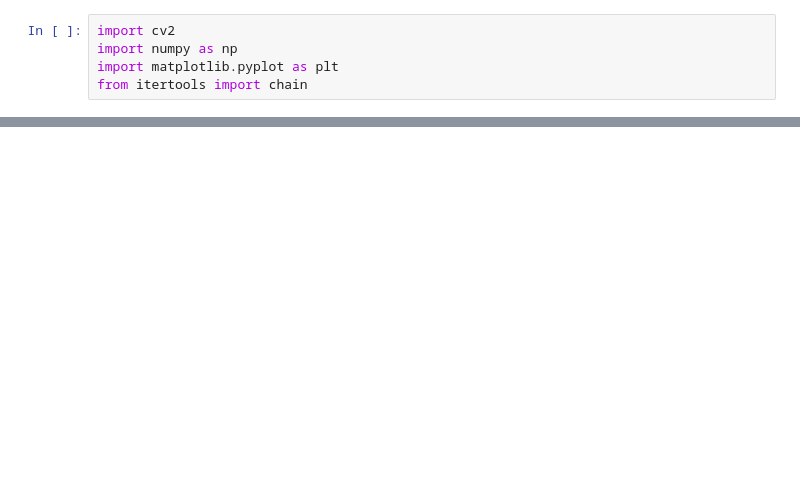
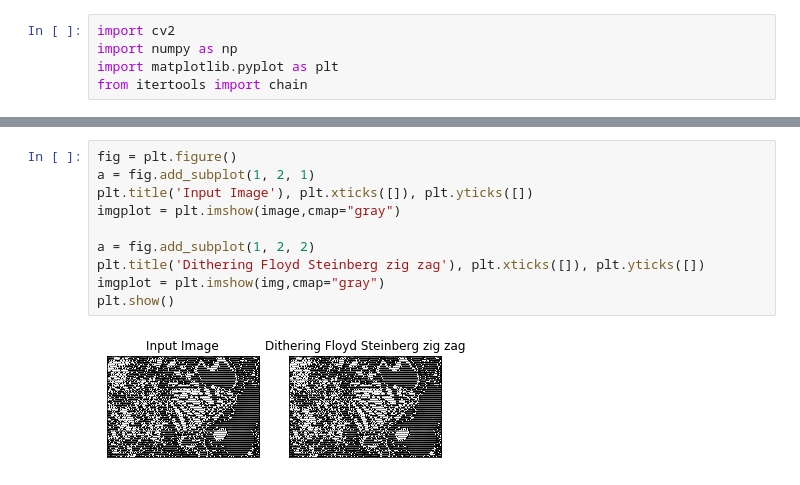
Before and after one commit to Rkanehisa/MO443, a Jupyter notebook: trabalho_2/trabalho_2.ipynb, the cells around one changed output, grey strips where cells are left out. Saved outputs shown, nothing was run; the diff lists cells and outputs as text; blank space fills up the shorter version.

```diff
--- a/trabalho_2/trabalho_2.ipynb
+++ b/trabalho_2/trabalho_2.ipynb
@@ -121,0 +161,12 @@ True
+# %%
+fig = plt.figure()
+a = fig.add_subplot(1, 2, 1)
+plt.title('Input Image'), plt.xticks([]), plt.yticks([])
+imgplot = plt.imshow(image,cmap="gray")
+
+a = fig.add_subplot(1, 2, 2)
+plt.title('Dithering Floyd Steinberg zig zag'), plt.xticks([]), plt.yticks([])
+imgplot = plt.imshow(img,cmap="gray")
+plt.show()
+# %% [output]
+[figure, added]
```
Also changed, not shown: parts of 20 cells of this notebook.
